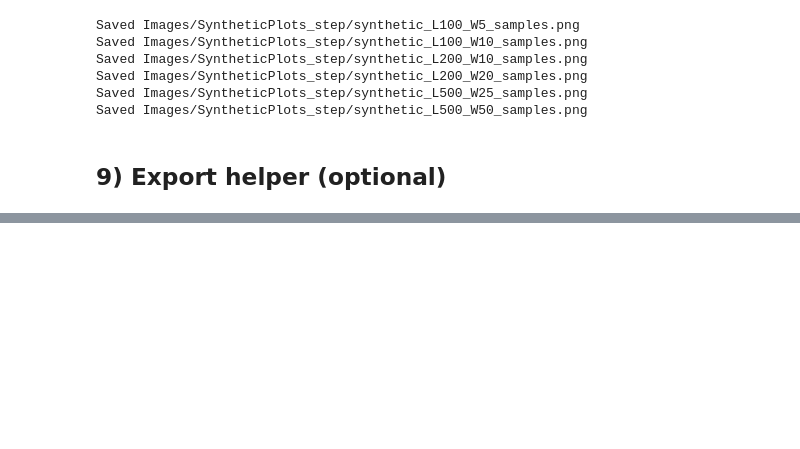
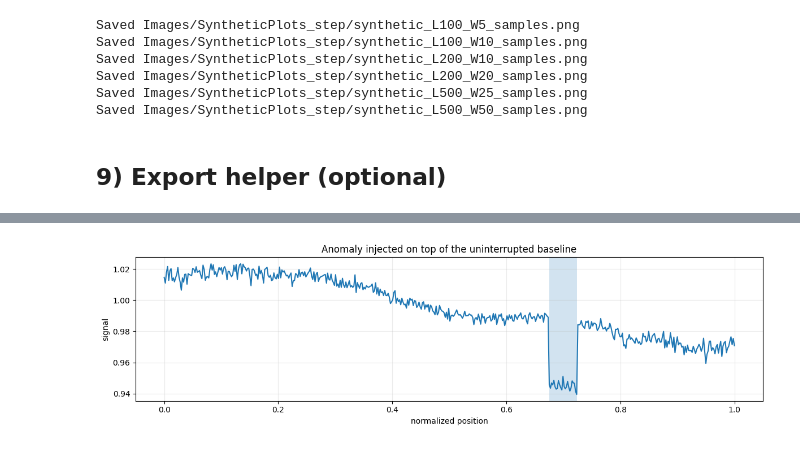
Before and after one commit to BeardyMan37/RegressionScanStats, a Jupyter notebook: gen_synth_data.ipynb, the cells around one changed output, grey strips where cells are left out. Cells and saved outputs as stored; diff of their text form; code cells hidden in the pictures; blank space fills up the shorter version.

```diff
--- a/gen_synth_data.ipynb
+++ b/gen_synth_data.ipynb
@@ -743,0 +966,21 @@ def save_dataset_npz(dataset: Dict[str, Any], out_path: str) -> None:
+# %%
+baseline = stages["noisy_baseline"]
+x = stages["x"]
+
+for kind in ["rect_step"]:
+    y_anom, interval = inject_anomaly_from_baseline(
+        baseline=baseline,
+        W=W,
+        seed=100,
+        kind=kind,
+        strength=2.5,
+        width_frac=0.05,
+    )
+    plot_signal_with_interval(
+        x,
+        y_anom,
+        interval=interval,
+        title=f"Anomaly injected on top of the uninterrupted baseline",
+    )
+# %% [output]
+[figure, added]
```
Also changed, not shown: parts of 12 cells of this notebook, 16 other files.
